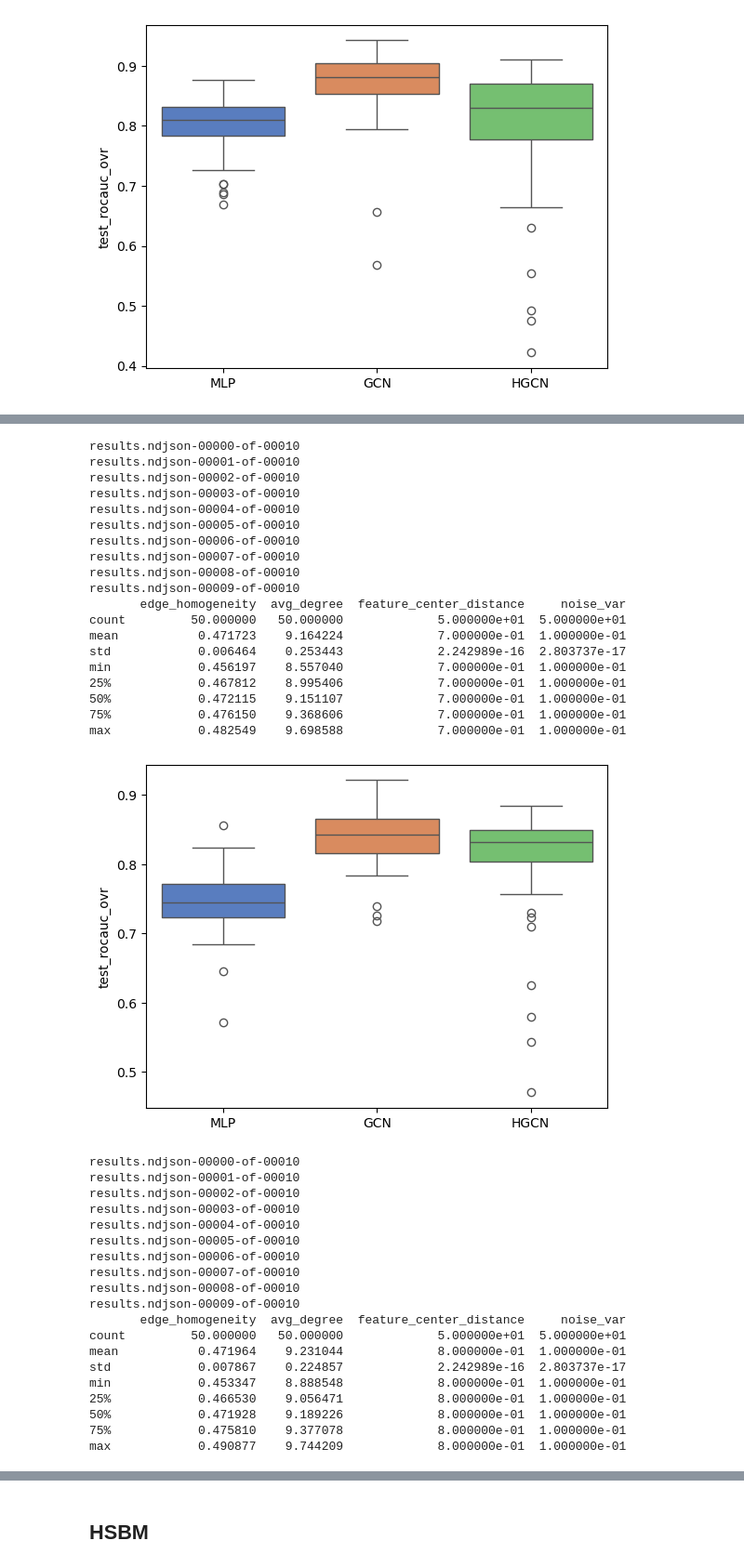
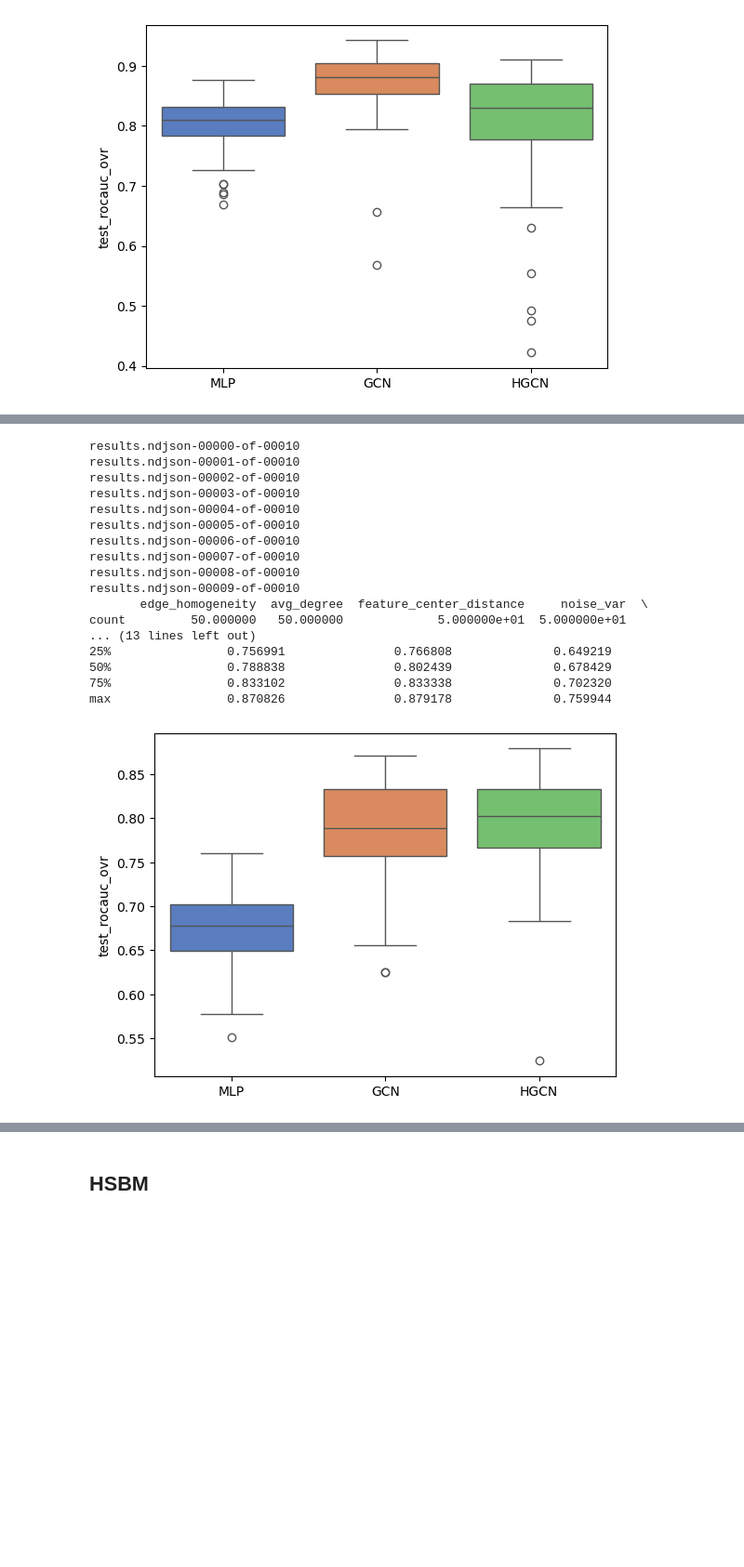
Before and after one commit to danie1uva/graphworld, a Jupyter notebook: src/notebooks/rq2.ipynb, the cells around one changed output, grey strips where cells are left out. Shown at 93% size. Drawn from its saved outputs; the diff is of its cells as text; code cells hidden in the pictures; blank space fills up the shorter version.

```diff
--- a/src/notebooks/rq2.ipynb
+++ b/src/notebooks/rq2.ipynb
@@ -931,9 +931,9 @@ boxplot_three_models(df, metric = 'test_rocauc_ovr')
 # %%
 # flat features flat graph
 RESULTS_DIR = '../../graph_gen/snellius_gen/rq2/both_flat/calib'
-for i in range(4,7):
+for i in range(7,9):
     df = df_gen(RESULTS_DIR + f'/{i}')
-    print(df[['edge_homogeneity', 'avg_degree', 'feature_center_distance', 'noise_var']].describe())
+    print(df[['edge_homogeneity', 'avg_degree', 'feature_center_distance', 'noise_var', 'GCN__test_rocauc_ovr', 'HGCN__test_rocauc_ovr', 'MLP__test_rocauc_ovr']].describe())
     boxplot_three_models(df, metric = 'test_rocauc_ovr')
 # %% [output]
 results.ndjson-00000-of-00010
@@ -959,39 +957,18 @@ max            0.490498    9.594554             6.000000e-01  1.000000e-01
 results.ndjson-00000-of-00010
 results.ndjson-00001-of-00010
 results.ndjson-00002-of-00010
 results.ndjson-00003-of-00010
 results.ndjson-00004-of-00010
 results.ndjson-00005-of-00010
 results.ndjson-00006-of-00010
 results.ndjson-00007-of-00010
 results.ndjson-00008-of-00010
 results.ndjson-00009-of-00010
-       edge_homogeneity  avg_degree  feature_center_distance     noise_var
+       edge_homogeneity  avg_degree  feature_center_distance     noise_var  \
 count         50.000000   50.000000             5.000000e+01  5.000000e+01
-mean           0.471723    9.164224             7.000000e-01  1.000000e-01
-std            0.006464    0.253443             2.242989e-16  2.803737e-17
-min            0.456197    8.557040             7.000000e-01  1.000000e-01
-25%            0.467812    8.995406             7.000000e-01  1.000000e-01
-50%            0.472115    9.151107             7.000000e-01  1.000000e-01
-75%            0.476150    9.368606             7.000000e-01  1.000000e-01
-max            0.482549    9.698588             7.000000e-01  1.000000e-01
+... (13 lines left out)
+25%                0.756991               0.766808              0.649219
+50%                0.788838               0.802439              0.678429
+75%                0.833102               0.833338              0.702320
+max                0.870826               0.879178              0.759944
-[figure, old version]
+[figure, new version]
-results.ndjson-00000-of-00010
-results.ndjson-00001-of-00010
-results.ndjson-00002-of-00010
-results.ndjson-00003-of-00010
-results.ndjson-00004-of-00010
-results.ndjson-00005-of-00010
-results.ndjson-00006-of-00010
-results.ndjson-00007-of-00010
-results.ndjson-00008-of-00010
-results.ndjson-00009-of-00010
-       edge_homogeneity  avg_degree  feature_center_distance     noise_var
-count         50.000000   50.000000             5.000000e+01  5.000000e+01
-mean           0.471964    9.231044             8.000000e-01  1.000000e-01
-std            0.007867    0.224857             2.242989e-16  2.803737e-17
-min            0.453347    8.888548             8.000000e-01  1.000000e-01
-25%            0.466530    9.056471             8.000000e-01  1.000000e-01
-50%            0.471928    9.189226             8.000000e-01  1.000000e-01
-75%            0.475810    9.377078             8.000000e-01  1.000000e-01
-max            0.490877    9.744209             8.000000e-01  1.000000e-01
```
Also changed, not shown: parts of 7 cells of this notebook, 1 other file.
